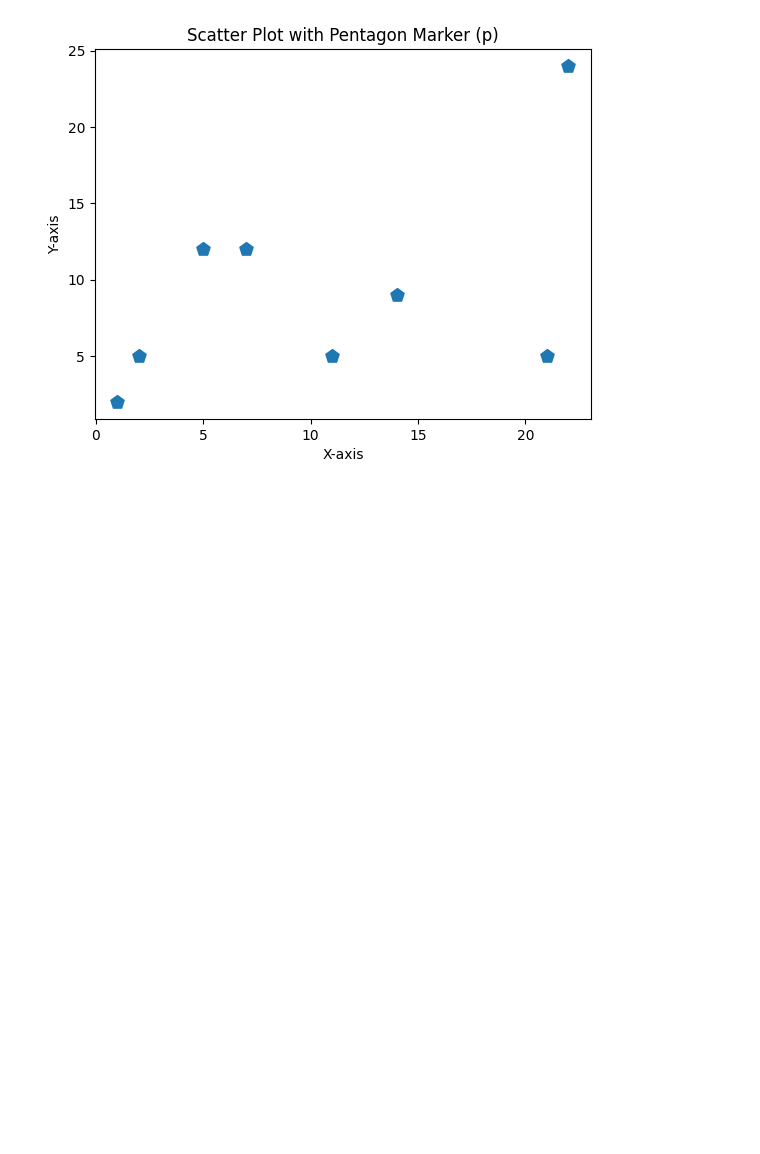
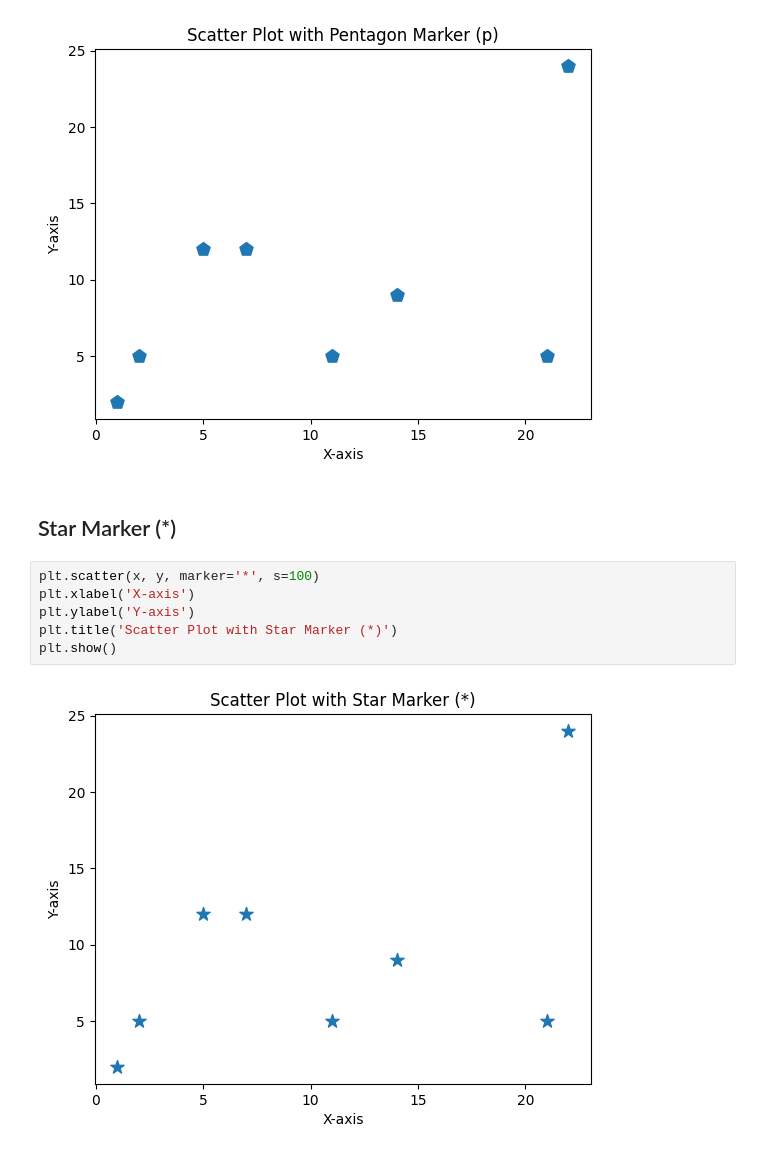
Before and after one commit to ebrahimhossaincse/Matplotlib-Fundamentals, a Jupyter notebook: basics/Markers.ipynb, the cells around one changed output. Drawn from its saved outputs; the diff is of its cells as text; blank space fills up the shorter version.

Commit message:
add marker *

```diff
--- a/basics/Markers.ipynb
+++ b/basics/Markers.ipynb
@@ -135,3 +135,13 @@ plt.title('Scatter Plot with Pentagon Marker (p)')
 plt.show()
 # %% [output]
 [figure]
+# %% [markdown]
+## Star Marker (*)
+# %%
+plt.scatter(x, y, marker='*', s=100)
+plt.xlabel('X-axis')
+plt.ylabel('Y-axis')
+plt.title('Scatter Plot with Star Marker (*)')
+plt.show()
+# %% [output]
+[figure, added]
```
